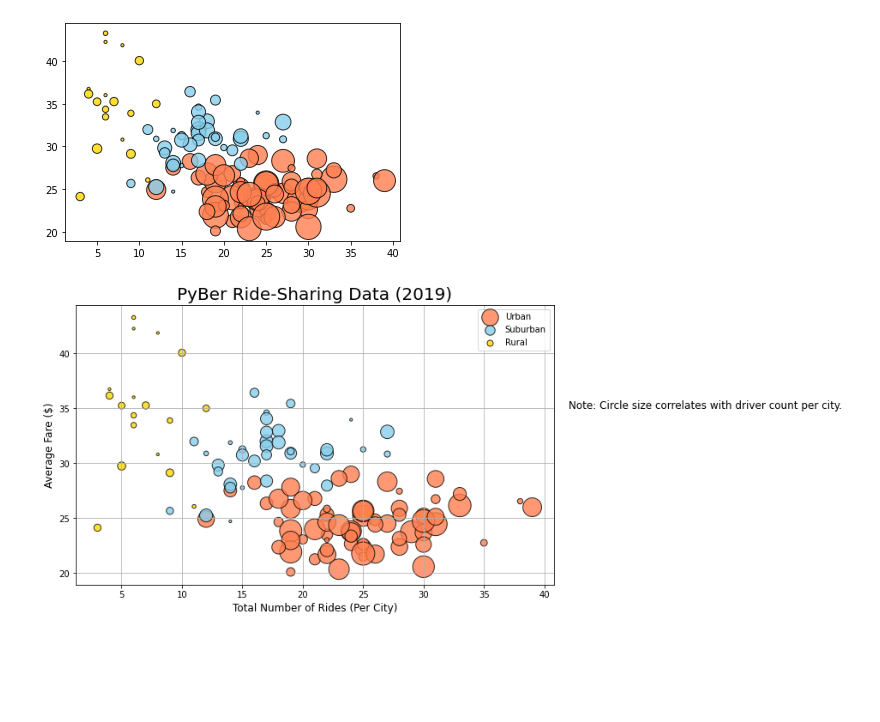
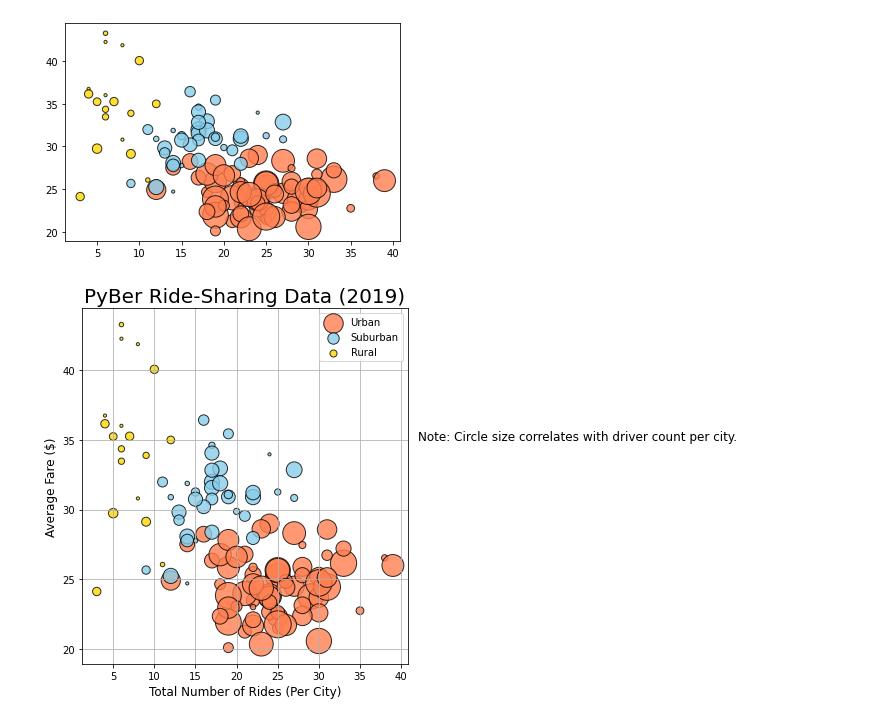
Before and after one commit to Mattiejordan/PyBer_Analysis, a Jupyter notebook: PyBer.ipynb, the cells around one changed output. Cells and saved outputs as stored; diff of their text form; code cells hidden in the pictures; blank space fills up the shorter version.

```diff
--- a/PyBer.ipynb
+++ b/PyBer.ipynb
@@ -369,31 +369,34 @@ plt.scatter(suburban_ride_count,
 
 plt.scatter(rural_ride_count,
       rural_avg_fare,
       s=10*rural_driver_count, c="gold",
       edgecolor="black", linewidths=1,
       alpha=0.8, label="Rural")
 
 # Incorporate the other graph properties
 plt.title("PyBer Ride-Sharing Data (2019)", fontsize=20)
 plt.ylabel("Average Fare ($)", fontsize=12)
 plt.xlabel("Total Number of Rides (Per City)", fontsize=12)
 plt.grid(True)
 
 
 # Create a legend
 lgnd = plt.legend(fontsize="12", mode="Expanded",
          scatterpoints=1, loc="best", title="City Types")
 lgnd.legendHandles[0]._sizes = [75]
 lgnd.legendHandles[1]._sizes = [75]
 lgnd.legendHandles[2]._sizes = [75]
 lgnd.get_title().set_fontsize(12)
 # Incorporate a text label about circle size.
 plt.text(42, 35, "Note: Circle size correlates with driver count per city.", fontsize="12")
 
+plt.tight_layout()
+# Save the figure.
+plt.savefig("analysis/Fig1.png")
 
 # Add the legend.
 plt.legend()
 # Show the plot
 plt.show()
 # %% [output]
-[figure, old version]
+[figure, new version]
```
Also changed, not shown: parts of 18 cells of this notebook, 2 other files.
